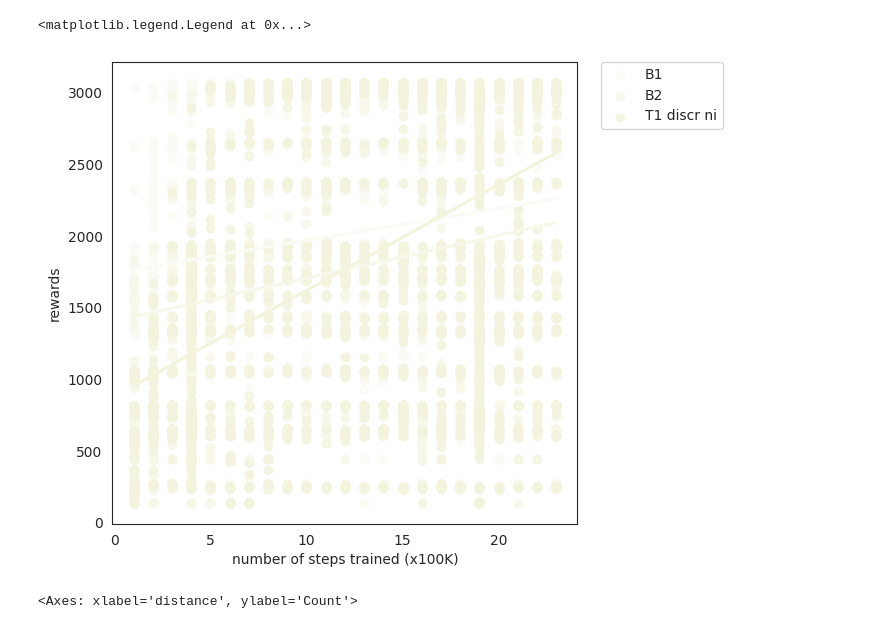
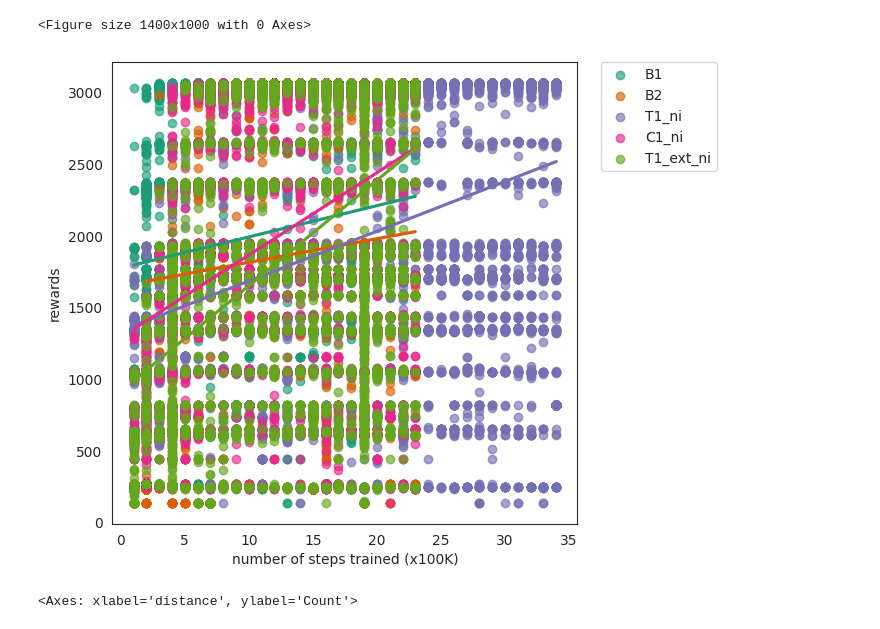
Before and after one commit to aggravated-monster/master, a Jupyter notebook: mario_visualisation/comp.ipynb, the cells around one changed output. Cells and saved outputs as stored; diff of their text form; code cells hidden in the pictures.

```diff
--- a/mario_visualisation/comp.ipynb
+++ b/mario_visualisation/comp.ipynb
@@ -68,0 +152,6 @@ sns.boxplot(x ="reward", y="display_name", data = df_T1, hue="display_name", leg
+# %%
+plt.figure(figsize=(20, 15))
+sns.set_style("white")
+sns.set_palette(palette='YlGnBu', desat=0.9, n_colors=23)
+sns.boxplot(x ="reward", y="display_name", data = df_T1_ext_ni, hue="display_name", legend=False, boxprops=dict(alpha=.8)).set(xlabel="reward", ylabel="number of steps trained")
+plt.savefig("./playing_rewards_T1_ext_ni.png")
@@ -68,0 +160,6 @@ sns.boxplot(x ="reward", y="display_name", data = df_T1, hue="display_name", leg
+# %%
+plt.figure(figsize=(20, 15))
+sns.set_style("white")
+sns.set_palette(palette='YlGnBu', desat=0.9, n_colors=31)
+sns.boxplot(x ="reward", y="display_name", data = df_P1_ext_ni, hue="display_name", legend=False, boxprops=dict(alpha=.8)).set(xlabel="reward", ylabel="number of steps trained")
+plt.savefig("./playing_rewards_P1_ext_ni.png")
@@ -68,0 +168,6 @@ sns.boxplot(x ="reward", y="display_name", data = df_T1, hue="display_name", leg
+# %%
+plt.figure(figsize=(20, 15))
+sns.set_style("white")
+sns.set_palette(palette='YlOrRd', desat=0.9, n_colors=24)
+sns.boxplot(x ="reward", y="display_name", data = df_T2_ext_ni, hue="display_name", legend=False, boxprops=dict(alpha=.8)).set(xlabel="reward", ylabel="number of steps trained")
+plt.savefig("./playing_rewards_T2_ext_ni.png")
@@ -68,0 +176,6 @@ sns.boxplot(x ="reward", y="display_name", data = df_T1, hue="display_name", leg
+# %%
+plt.figure(figsize=(20, 15))
+sns.set_style("white")
+sns.set_palette(palette='YlOrRd', desat=0.9, n_colors=24)
+sns.boxplot(x ="reward", y="display_name", data = df_C1_ext_ni, hue="display_name", legend=False, boxprops=dict(alpha=.8)).set(xlabel="reward", ylabel="number of steps trained")
+plt.savefig("./playing_rewards_C1_ext_ni.png")
@@ -69,14 +184,20 @@ sns.boxplot(x ="reward", y="display_name", data = df_T1, hue="display_name", leg
 # %%
+sns.set_palette(palette='Dark2')
+plt.figure(figsize=(14, 10))
 fig_reward, ax_reward = plt.subplots(figsize=(6, 6))
-sns.regplot(x='bin', y='reward', data=df_B1, fit_reg=True, ci=None, ax=ax_reward, label='B1')
-sns.regplot(x='bin', y='reward', data=df_B2, fit_reg=True, ci=None, ax=ax_reward, label='B2')
-sns.regplot(x='bin', y='reward', data=df_T1, fit_reg=True, ci=None, ax=ax_reward, label='T1 discr ni')
+sns.regplot(x='bin', y='reward', data=df_B1, scatter_kws={'alpha':0.65}, fit_reg=True, ci=None, ax=ax_reward, label='B1')
+sns.regplot(x='bin', y='reward', data=df_B2, scatter_kws={'alpha':0.65}, fit_reg=True, ci=None, ax=ax_reward, label='B2')
+sns.regplot(x='bin', y='reward', data=df_T1_ni, scatter_kws={'alpha':0.65}, fit_reg=True, ci=None, ax=ax_reward, label='T1_ni')
+sns.regplot(x='bin', y='reward', data=df_C1_ni, scatter_kws={'alpha':0.65}, fit_reg=True, ci=None, ax=ax_reward, label='C1_ni')
+sns.regplot(x='bin', y='reward', data=df_T1_ext_ni, scatter_kws={'alpha':0.65}, fit_reg=True, ci=None, ax=ax_reward, label='T1_ext_ni')
+
 ax_reward.set(ylabel='rewards', xlabel='number of steps trained (x100K)')
 ax_reward.legend()
 plt.legend(bbox_to_anchor=(1.05, 1), loc=2, borderaxespad=0.)
+plt.savefig("./playing_regplot_trend.png")
 # %% [output]
-<matplotlib.legend.Legend at 0x...>
+<Figure size 1400x1000 with 0 Axes>
-[figure, old version]
+[figure, new version]
 # %%
 # create a histogram of the rewards. We expect this to match the nasty points in the game.
 # %%
```
Also changed, not shown: parts of 27 cells of this notebook, 24 other files.
